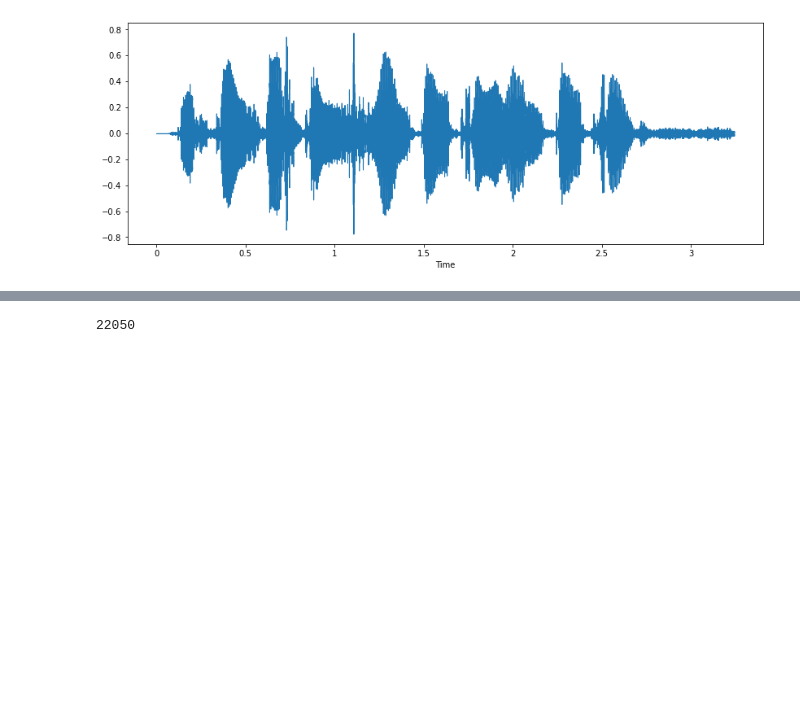
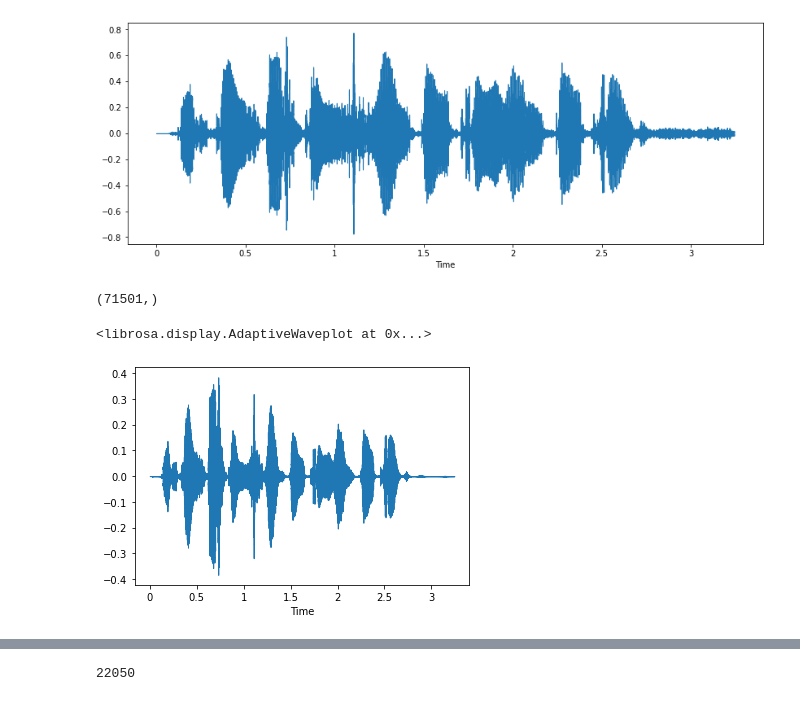
Before and after one commit to Nihal-Srivastava05/Conversational-Speech-bot, a Jupyter notebook: Notebooks/Speech to Text.ipynb, the cells around one changed output, grey strips where cells are left out. Cells and saved outputs as stored; diff of their text form; code cells hidden in the pictures; blank space fills up the shorter version.

```diff
--- a/Notebooks/Speech to Text.ipynb
+++ b/Notebooks/Speech to Text.ipynb
@@ -99,3 +100,14 @@ ipd.Audio(audio_file_path)
 # %% [output]
 [interactive output not drawn]
 [figure]
+# %%
+data.shape
+# %% [output]
+(71501,)
+# %%
+reduced_noise = nr.reduce_noise(y=data, sr=sample_rate)
+# %%
+librosa.display.waveshow(reduced_noise)
+# %% [output]
+<librosa.display.AdaptiveWaveplot at 0x...>
+[figure, added]
```
Also changed, not shown: parts of 14 cells of this notebook, 2 other files.
